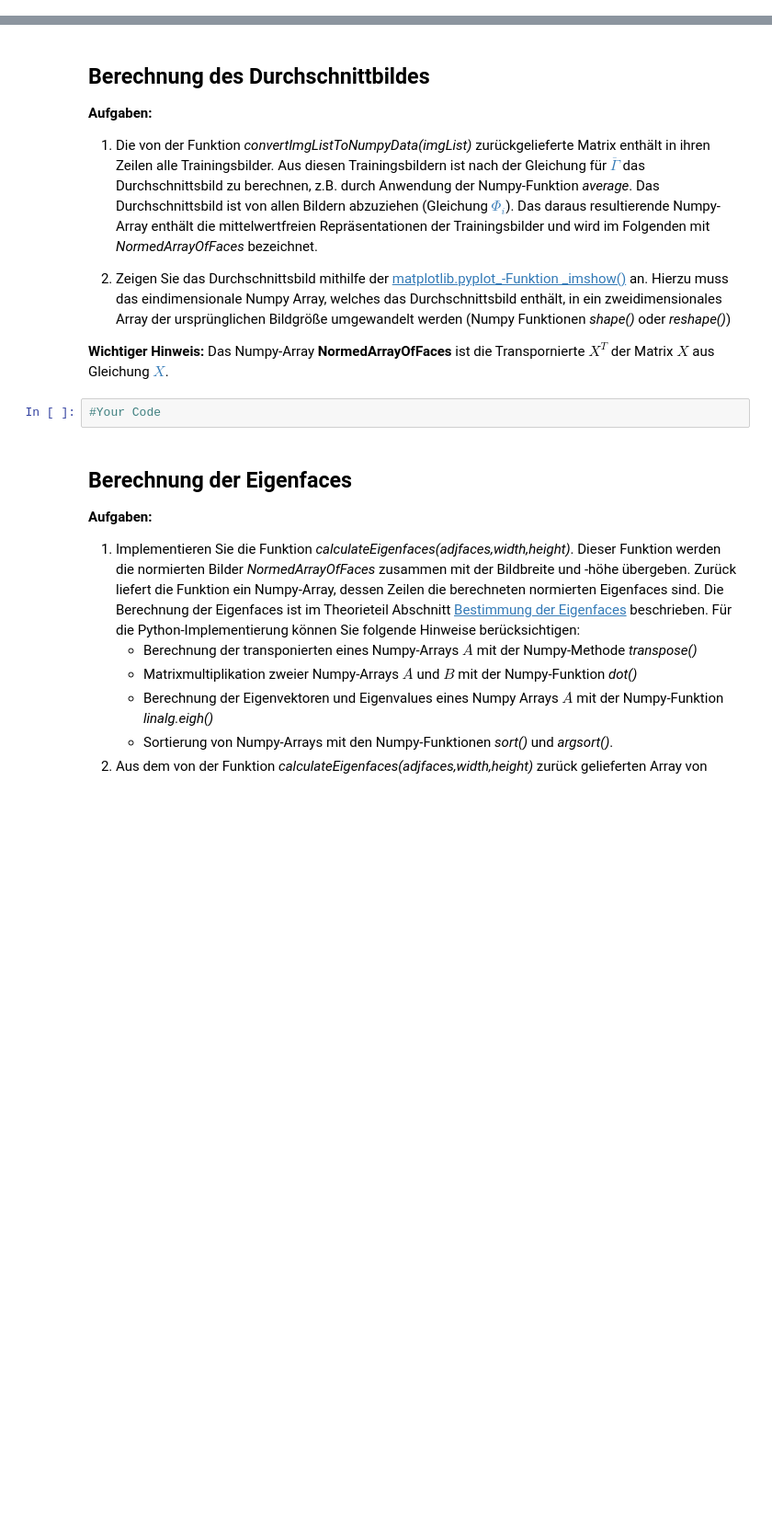
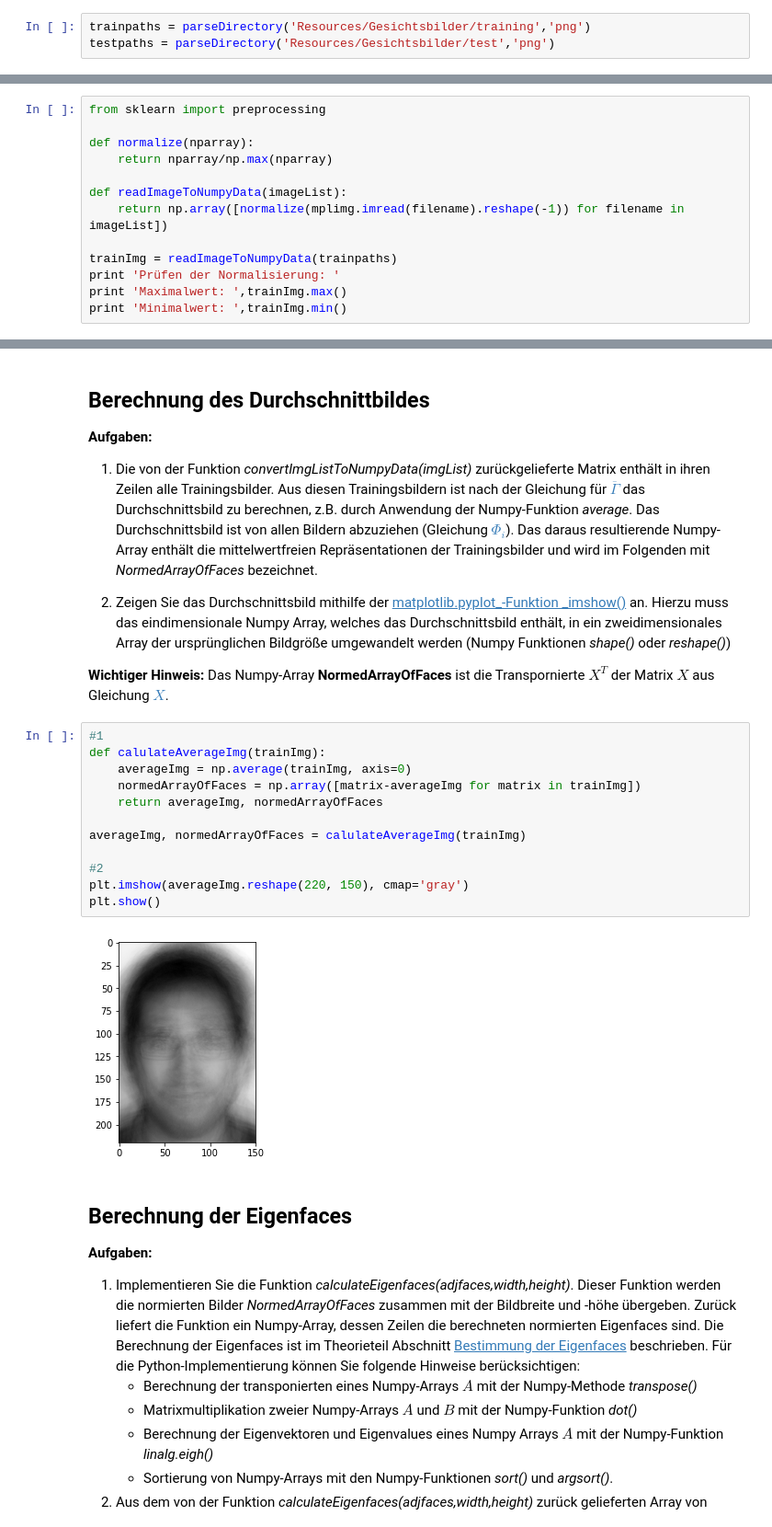
Before and after one commit to danielrotaermel/data-mining, a Jupyter notebook: VersuchFaceRecognition.ipynb, the cells around one changed output, grey strips where cells are left out. Shown at 92% size. Cells and saved outputs as stored; diff of their text form; blank space fills up the shorter version.

```diff
--- a/VersuchFaceRecognition.ipynb
+++ b/VersuchFaceRecognition.ipynb
@@ -224,0 +236,3 @@ def parseDirectory(directoryName,extension):
+# %%
+trainpaths = parseDirectory('Resources/Gesichtsbilder/training','png')
+testpaths = parseDirectory('Resources/Gesichtsbilder/test','png')
@@ -224,0 +241,13 @@ def parseDirectory(directoryName,extension):
+# %%
+from sklearn import preprocessing
+
+def normalize(nparray):
+    return nparray/np.max(nparray)
+
+def readImageToNumpyData(imageList):
+    return np.array([normalize(mplimg.imread(filename).reshape(-1)) for filename in imageList])
+
+trainImg = readImageToNumpyData(trainpaths)
+print 'Prüfen der Normalisierung: '
+print 'Maximalwert: ',trainImg.max()
+print 'Minimalwert: ',trainImg.min()
@@ -232,8 +265,20 @@ __Aufgaben:__
 2. Zeigen Sie das Durchschnittsbild mithilfe der [matplotlib.pyplot_-Funktion _imshow()](http://matplotlib.org/1.3.0/users/image_tutorial.html) an. Hierzu muss das eindimensionale Numpy Array, welches das Durchschnittsbild enthält, in ein zweidimensionales Array der ursprünglichen Bildgröße umgewandelt werden (Numpy Funktionen _shape()_ oder _reshape()_)
 
 __Wichtiger Hinweis:__ Das Numpy-Array __NormedArrayOfFaces__ ist die Transpornierte $X^T$ der Matrix $X$ aus Gleichung [$X$](#theoryEig).
-# %%
-#Your Code
+# %%
+#1
+def calulateAverageImg(trainImg):
+    averageImg = np.average(trainImg, axis=0)
+    normedArrayOfFaces = np.array([matrix-averageImg for matrix in trainImg])
+    return averageImg, normedArrayOfFaces
+
+averageImg, normedArrayOfFaces = calulateAverageImg(trainImg)
+
+#2
+plt.imshow(averageImg.reshape(220, 150), cmap='gray')
+plt.show()
+# %% [output]
+[figure, added]
 # %% [markdown]
 ## Berechnung der Eigenfaces
 
```
Also changed, not shown: parts of 31 cells of this notebook, 7 other files.
